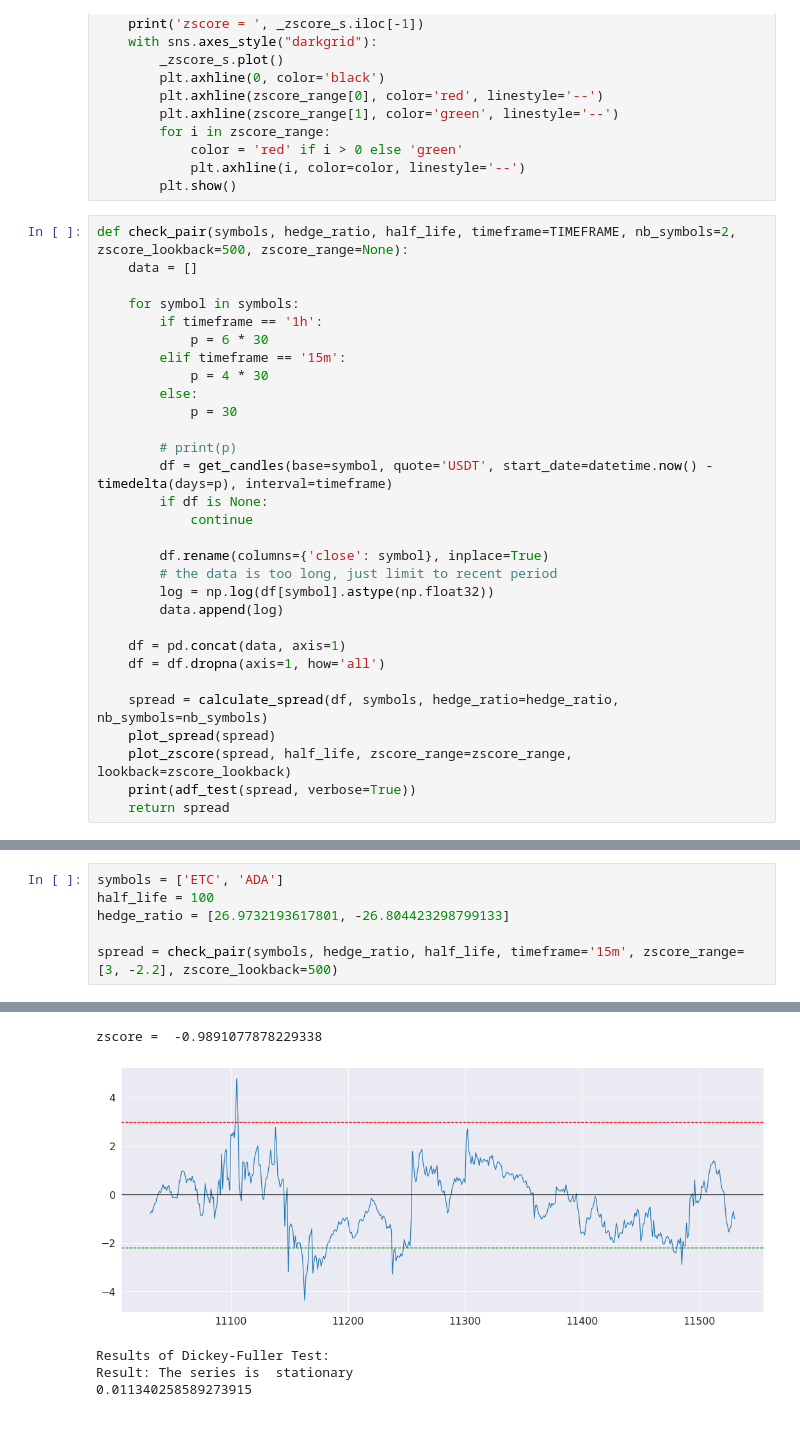
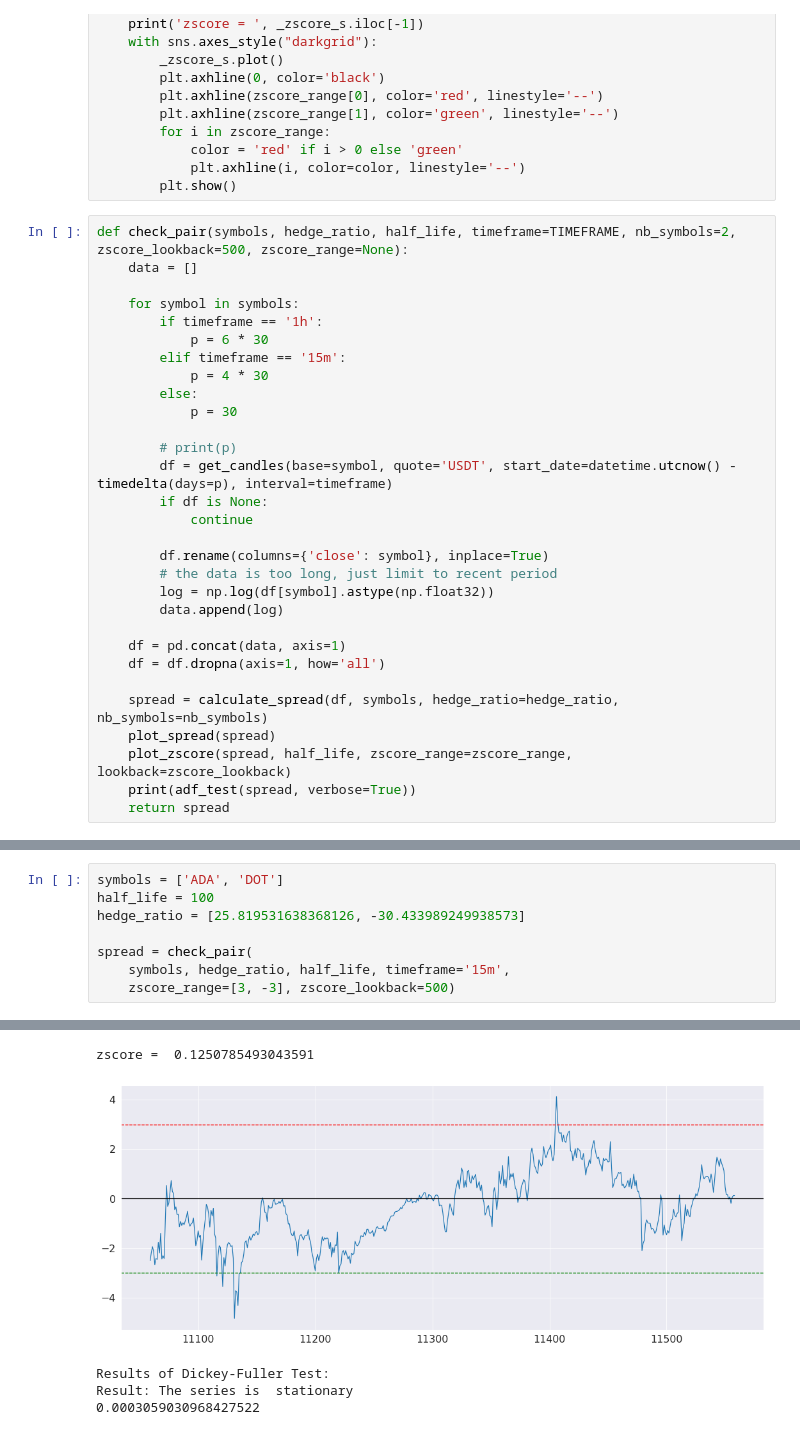
Before and after one commit to beannguyen/crypto-pair-trading, a Jupyter notebook: src/live/Check Pair with Hurst.ipynb, the cells around one changed output, grey strips where cells are left out. Cells and saved outputs as stored; diff of their text form.

```diff
--- a/src/live/Check Pair with Hurst.ipynb
+++ b/src/live/Check Pair with Hurst.ipynb
@@ -182,7 +182,7 @@ def check_pair(symbols, hedge_ratio, half_life, timeframe=TIMEFRAME, nb_symbols=
             p = 30
 
         # print(p)
-        df = get_candles(base=symbol, quote='USDT', start_date=datetime.now() - timedelta(days=p), interval=timeframe)
+        df = get_candles(base=symbol, quote='USDT', start_date=datetime.utcnow() - timedelta(days=p), interval=timeframe)
         if df is None:
             continue
 
@@ -216,7 +218,9 @@ Result: The series is  stationary
 # %%
-symbols = ['ETC', 'ADA']
+symbols = ['ADA', 'DOT']
 half_life = 100
-hedge_ratio = [26.9732193617801, -26.804423298799133]
+hedge_ratio = [25.819531638368126, -30.433989249938573]
 
-spread = check_pair(symbols, hedge_ratio, half_life, timeframe='15m', zscore_range=[3, -2.2], zscore_lookback=500)
+spread = check_pair(
+    symbols, hedge_ratio, half_life, timeframe='15m',
+    zscore_range=[3, -3], zscore_lookback=500)
 # %% [output]
@@ -225,5 +229,5 @@ spread = check_pair(symbols, hedge_ratio, half_life, timeframe='15m', zscore_ran
-zscore =  -0.9891077878229338
+zscore =  0.1250785493043591
-[figure, old version]
+[figure, new version]
 Results of Dickey-Fuller Test:
 Result: The series is  stationary
-0.011340258589273915
+0.0003059030968427522
```
Also changed, not shown: parts of 3 cells of this notebook, 8 other files.
